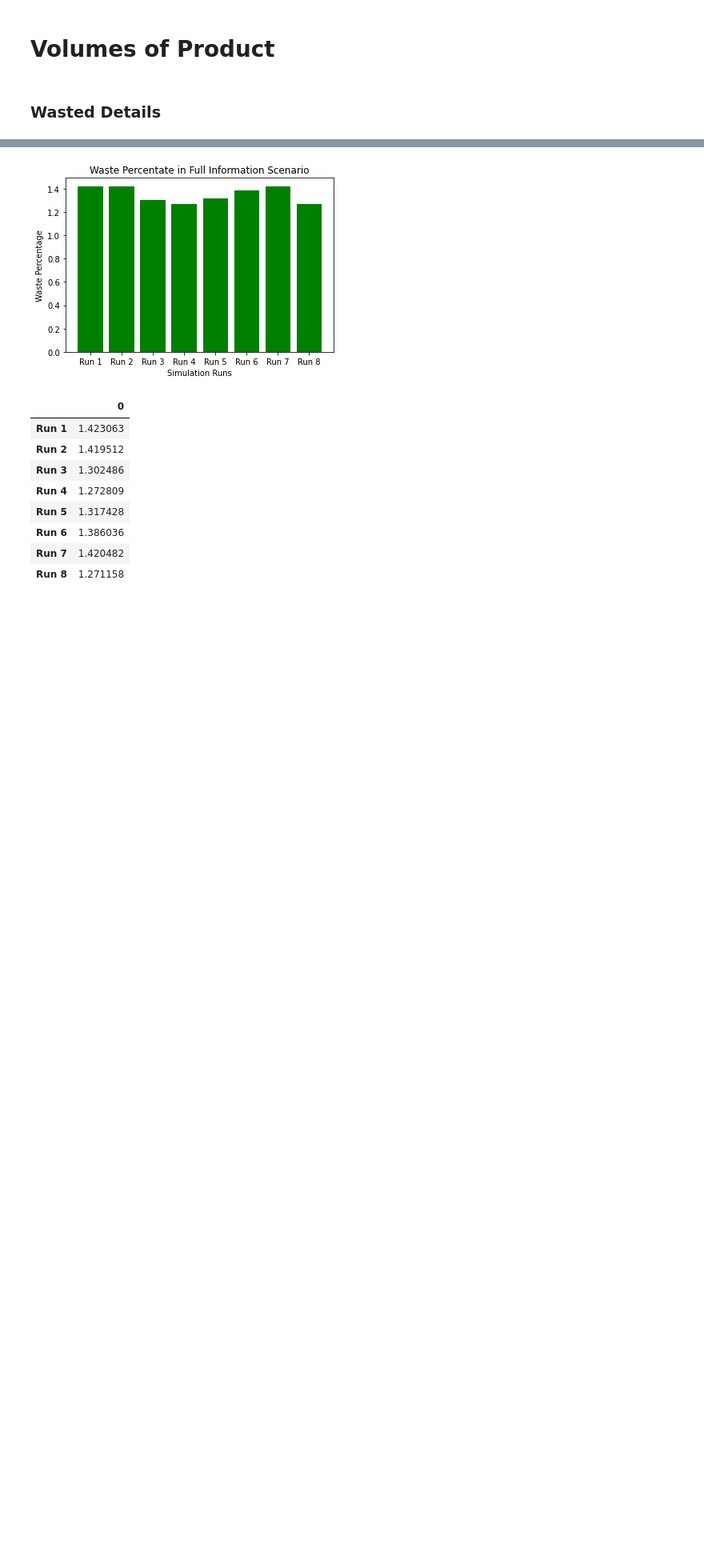
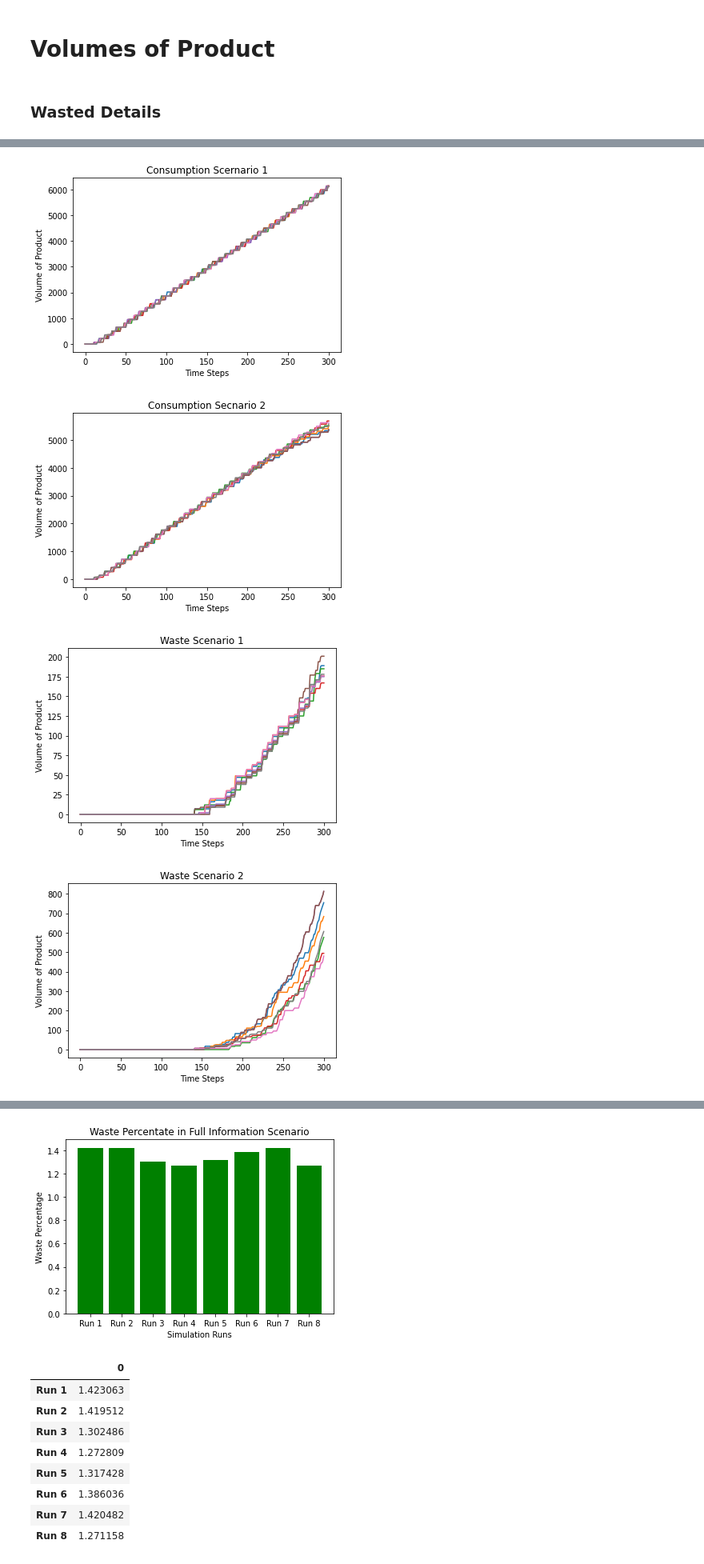
Before and after one commit to mperhez/scvis-plots, a Jupyter notebook: notebooks/scvis-abm-plots.ipynb, the cells around one changed output, grey strips where cells are left out. Shown at 80% size. Cells and saved outputs as stored; diff of their text form; code cells hidden in the pictures; blank space fills up the shorter version.

```diff
--- a/notebooks/scvis-abm-plots.ipynb
+++ b/notebooks/scvis-abm-plots.ipynb
@@ -280,0 +89,63 @@ df2r8_w_per = (df2r2_w_tot/(df2r2_c_tot+df2r2_w_tot+df2r2_final_stock))*100
+# %%
+plt.plot(df_cons[0])
+plt.plot(df_cons[1])
+plt.plot(df_cons[2])
+plt.plot(df_cons[3])
+plt.plot(df_cons[4])
+plt.plot(df_cons[5])
+plt.plot(df_cons[6])
+plt.plot(df_cons[7])
+
+plt.title('Consumption Scernario 1')
+plt.xlabel('Time Steps')
+plt.ylabel('Volume of Product')
+
+plt.show()
+
+plt.plot(df_cons[8])
+plt.plot(df_cons[9])
+plt.plot(df_cons[10])
+plt.plot(df_cons[11])
+plt.plot(df_cons[12])
+plt.plot(df_cons[13])
+plt.plot(df_cons[14])
+plt.plot(df_cons[15])
+
+plt.title('Consumption Secnario 2')
+plt.xlabel('Time Steps')
+plt.ylabel('Volume of Product')
+
+plt.show()
+
+plt.plot(df_waste[0])
+plt.plot(df_waste[1])
+plt.plot(df_waste[2])
+plt.plot(df_waste[3])
+plt.plot(df_waste[4])
+plt.plot(df_waste[5])
+plt.plot(df_waste[6])
+plt.plot(df_waste[7])
+plt.title('Waste Scenario 1')
+plt.xlabel('Time Steps')
+plt.ylabel('Volume of Product')
+
+plt.show()
+
+plt.plot(df_waste[8])
+plt.plot(df_waste[9])
+plt.plot(df_waste[10])
+plt.plot(df_waste[11])
+plt.plot(df_waste[12])
+plt.plot(df_waste[13])
+plt.plot(df_waste[14])
+plt.plot(df_waste[15])
+plt.title('Waste Scenario 2')
+plt.xlabel('Time Steps')
+plt.ylabel('Volume of Product')
+
+plt.show()
+# %% [output]
+[figure, added]
+[figure, added]
+[figure, added]
+[figure, added]
```
Also changed, not shown: parts of 15 cells of this notebook.
